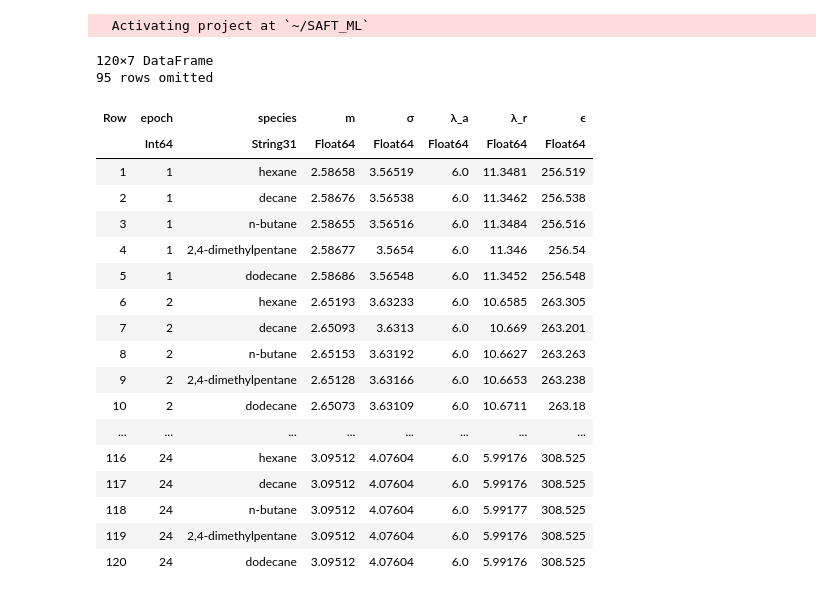
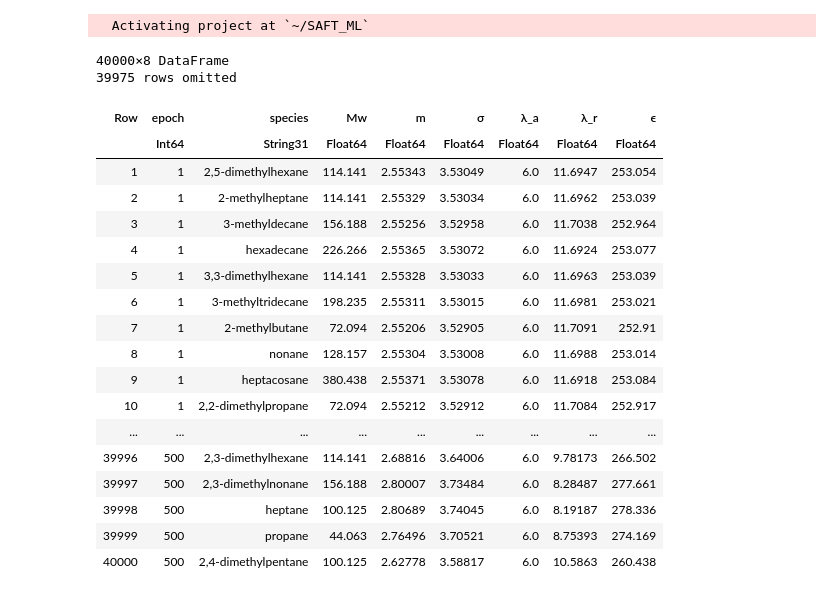
Before and after one commit to lucpaoli/SAFT_ML, a Jupyter notebook: special_thingy_params/alkane_param_analysis.ipynb, the cells around one changed output. Saved outputs shown, nothing was run; the diff lists cells and outputs as text; code cells hidden in the pictures.

```diff
--- a/special_thingy_params/alkane_param_analysis.ipynb
+++ b/special_thingy_params/alkane_param_analysis.ipynb
@@ -8,29 +8,29 @@ import PyPlot; const plt = PyPlot ;
 # %%
 pcp_source_params = CSV.read("../pcpsaft_params/training_data.csv", DataFrame, header=1) ;
 # %%
-header_names = ["epoch", "species", "m", "σ", "λ_a", "λ_r", "ϵ"]
-raw_params = CSV.File("../params_log.csv"; header=header_names) |> DataFrame
+header_names = ["epoch", "species", "Mw", "m", "σ", "λ_a", "λ_r", "ϵ"]
+raw_params = CSV.File("../params_log_all_alkanes_sat_v_500_epochs.csv"; header=header_names) |> DataFrame
 # %% [output]
-120×7 DataFrame
-95 rows omitted
+40000×8 DataFrame
+39975 rows omitted
-| Row | epoch | species | m | σ | λ_a | λ_r | ϵ |
-|  | Int64 | String31 | Float64 | Float64 | Float64 | Float64 | Float64 |
-| 1 | 1 | hexane | 2.58658 | 3.56519 | 6.0 | 11.3481 | 256.519 |
-| 2 | 1 | decane | 2.58676 | 3.56538 | 6.0 | 11.3462 | 256.538 |
-| 3 | 1 | n-butane | 2.58655 | 3.56516 | 6.0 | 11.3484 | 256.516 |
-| 4 | 1 | 2,4-dimethylpentane | 2.58677 | 3.5654 | 6.0 | 11.346 | 256.54 |
-| 5 | 1 | dodecane | 2.58686 | 3.56548 | 6.0 | 11.3452 | 256.548 |
-| 6 | 2 | hexane | 2.65193 | 3.63233 | 6.0 | 10.6585 | 263.305 |
-| 7 | 2 | decane | 2.65093 | 3.6313 | 6.0 | 10.669 | 263.201 |
-| 8 | 2 | n-butane | 2.65153 | 3.63192 | 6.0 | 10.6627 | 263.263 |
-| 9 | 2 | 2,4-dimethylpentane | 2.65128 | 3.63166 | 6.0 | 10.6653 | 263.238 |
-| 10 | 2 | dodecane | 2.65073 | 3.63109 | 6.0 | 10.6711 | 263.18 |
-| ... | ... | ... | ... | ... | ... | ... | ... |
-| 116 | 24 | hexane | 3.09512 | 4.07604 | 6.0 | 5.99176 | 308.525 |
-| 117 | 24 | decane | 3.09512 | 4.07604 | 6.0 | 5.99176 | 308.525 |
-| 118 | 24 | n-butane | 3.09512 | 4.07604 | 6.0 | 5.99177 | 308.525 |
-| 119 | 24 | 2,4-dimethylpentane | 3.09512 | 4.07604 | 6.0 | 5.99176 | 308.525 |
-| 120 | 24 | dodecane | 3.09512 | 4.07604 | 6.0 | 5.99176 | 308.525 |
+| Row | epoch | species | Mw | m | σ | λ_a | λ_r | ϵ |
+|  | Int64 | String31 | Float64 | Float64 | Float64 | Float64 | Float64 | Float64 |
+| 1 | 1 | 2,5-dimethylhexane | 114.141 | 2.55343 | 3.53049 | 6.0 | 11.6947 | 253.054 |
+| 2 | 1 | 2-methylheptane | 114.141 | 2.55329 | 3.53034 | 6.0 | 11.6962 | 253.039 |
+| 3 | 1 | 3-methyldecane | 156.188 | 2.55256 | 3.52958 | 6.0 | 11.7038 | 252.964 |
+| 4 | 1 | hexadecane | 226.266 | 2.55365 | 3.53072 | 6.0 | 11.6924 | 253.077 |
+| 5 | 1 | 3,3-dimethylhexane | 114.141 | 2.55328 | 3.53033 | 6.0 | 11.6963 | 253.039 |
+| 6 | 1 | 3-methyltridecane | 198.235 | 2.55311 | 3.53015 | 6.0 | 11.6981 | 253.021 |
+| 7 | 1 | 2-methylbutane | 72.094 | 2.55206 | 3.52905 | 6.0 | 11.7091 | 252.91 |
+| 8 | 1 | nonane | 128.157 | 2.55304 | 3.53008 | 6.0 | 11.6988 | 253.014 |
+| 9 | 1 | heptacosane | 380.438 | 2.55371 | 3.53078 | 6.0 | 11.6918 | 253.084 |
+| 10 | 1 | 2,2-dimethylpropane | 72.094 | 2.55212 | 3.52912 | 6.0 | 11.7084 | 252.917 |
+| ... | ... | ... | ... | ... | ... | ... | ... | ... |
+| 39996 | 500 | 2,3-dimethylhexane | 114.141 | 2.68816 | 3.64006 | 6.0 | 9.78173 | 266.502 |
+| 39997 | 500 | 2,3-dimethylnonane | 156.188 | 2.80007 | 3.73484 | 6.0 | 8.28487 | 277.661 |
+| 39998 | 500 | heptane | 100.125 | 2.80689 | 3.74045 | 6.0 | 8.19187 | 278.336 |
+| 39999 | 500 | propane | 44.063 | 2.76496 | 3.70521 | 6.0 | 8.75393 | 274.169 |
+| 40000 | 500 | 2,4-dimethylpentane | 100.125 | 2.62778 | 3.58817 | 6.0 | 10.5863 | 260.438 |
 # %%
 unique_values = unique(raw_params[!, :species])
 num_rows = length(unique_values)
```
Also changed, not shown: parts of 4 cells of this notebook.
